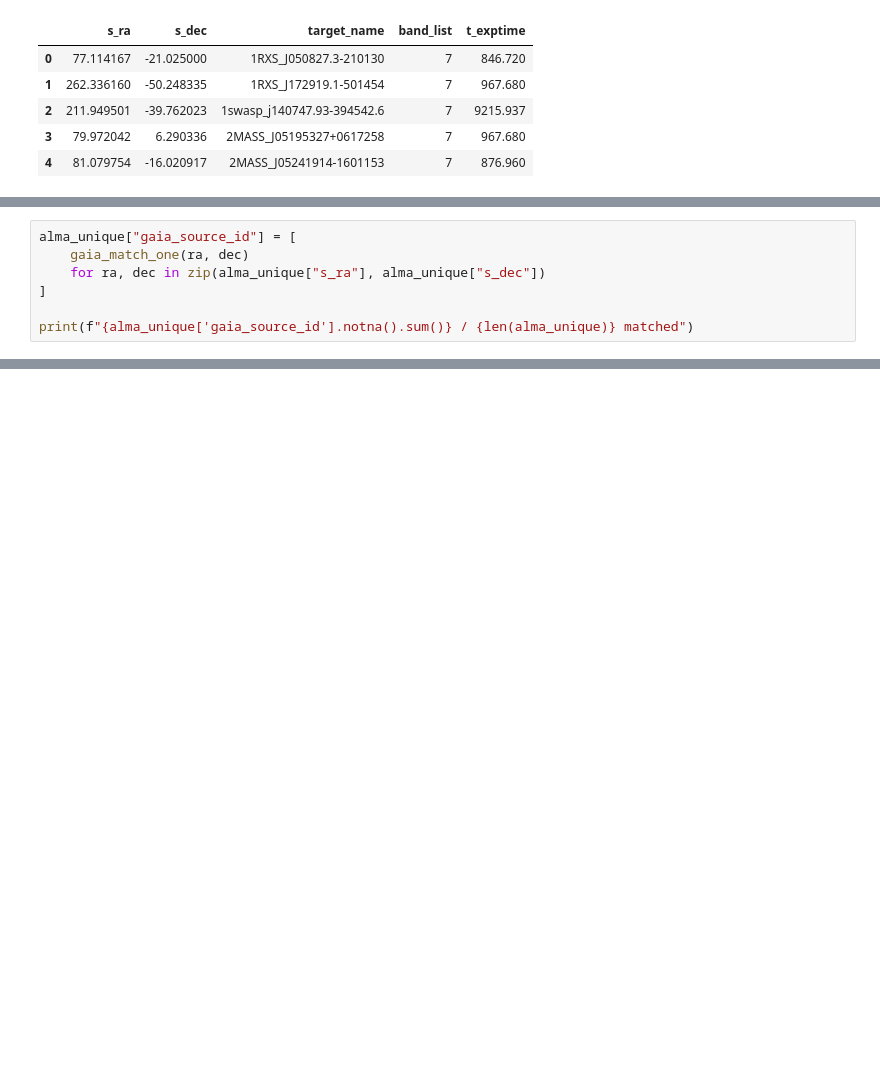
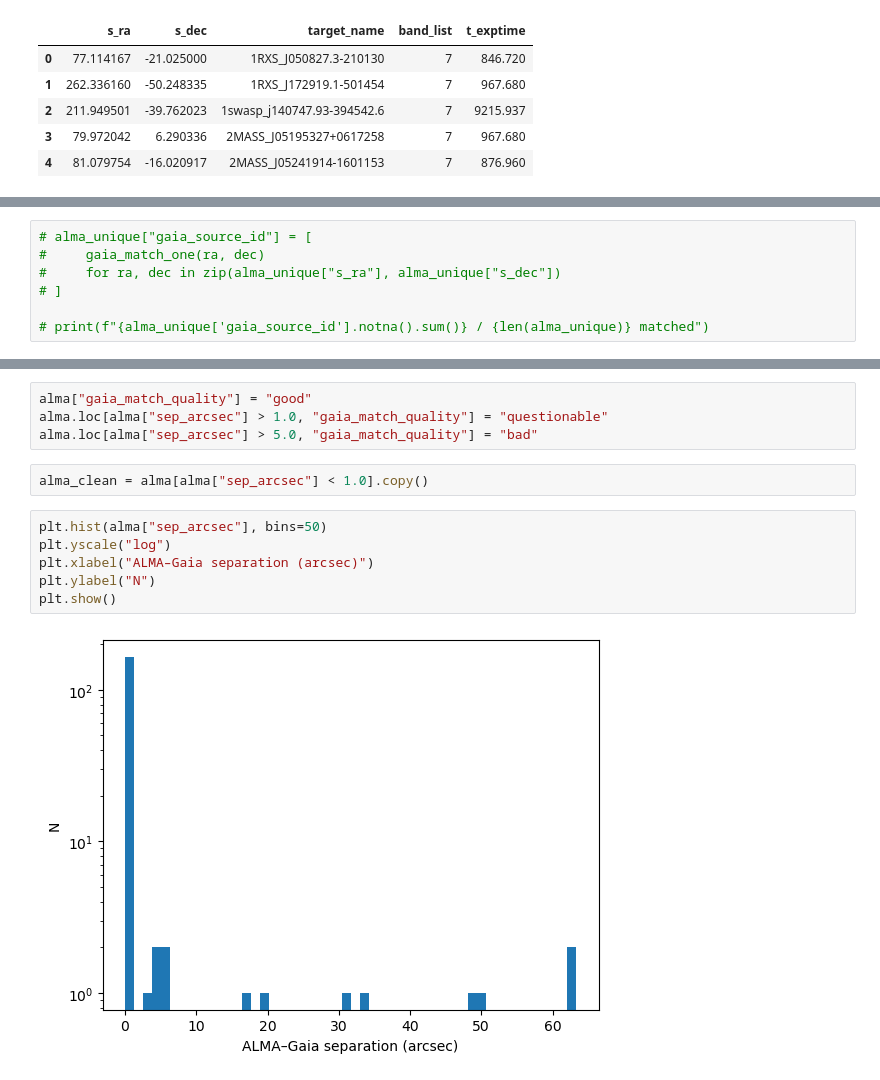
Before and after one commit to jeaadams/thick_disk_debris, a Jupyter notebook: crossmatch_andrae2023.ipynb, the cells around one changed output, grey strips where cells are left out. Saved outputs shown, nothing was run; the diff lists cells and outputs as text; blank space fills up the shorter version.

Commit message:
added quality flag

```diff
--- a/crossmatch_andrae2023.ipynb
+++ b/crossmatch_andrae2023.ipynb
@@ -40,10 +44,10 @@ alma_unique.head()
 # %%
-alma_unique["gaia_source_id"] = [
-    gaia_match_one(ra, dec)
-    for ra, dec in zip(alma_unique["s_ra"], alma_unique["s_dec"])
-]
+# alma_unique["gaia_source_id"] = [
+#     gaia_match_one(ra, dec)
+#     for ra, dec in zip(alma_unique["s_ra"], alma_unique["s_dec"])
+# ]
 
-print(f"{alma_unique['gaia_source_id'].notna().sum()} / {len(alma_unique)} matched")
+# print(f"{alma_unique['gaia_source_id'].notna().sum()} / {len(alma_unique)} matched")
 # %% [output]
 INFO: Query finished. [astroquery.utils.tap.core]
 INFO: Query finished. [astroquery.utils.tap.core]
@@ -64,0 +133,14 @@ INFO: Query finished. [astroquery.utils.tap.core]
+# %%
+alma["gaia_match_quality"] = "good"
+alma.loc[alma["sep_arcsec"] > 1.0, "gaia_match_quality"] = "questionable"
+alma.loc[alma["sep_arcsec"] > 5.0, "gaia_match_quality"] = "bad"
+# %%
+alma_clean = alma[alma["sep_arcsec"] < 1.0].copy()
+# %%
+plt.hist(alma["sep_arcsec"], bins=50)
+plt.yscale("log")
+plt.xlabel("ALMA–Gaia separation (arcsec)")
+plt.ylabel("N")
+plt.show()
+# %% [output]
+[figure, added]
```
Also changed, not shown: parts of 7 cells of this notebook, 1 other file.
